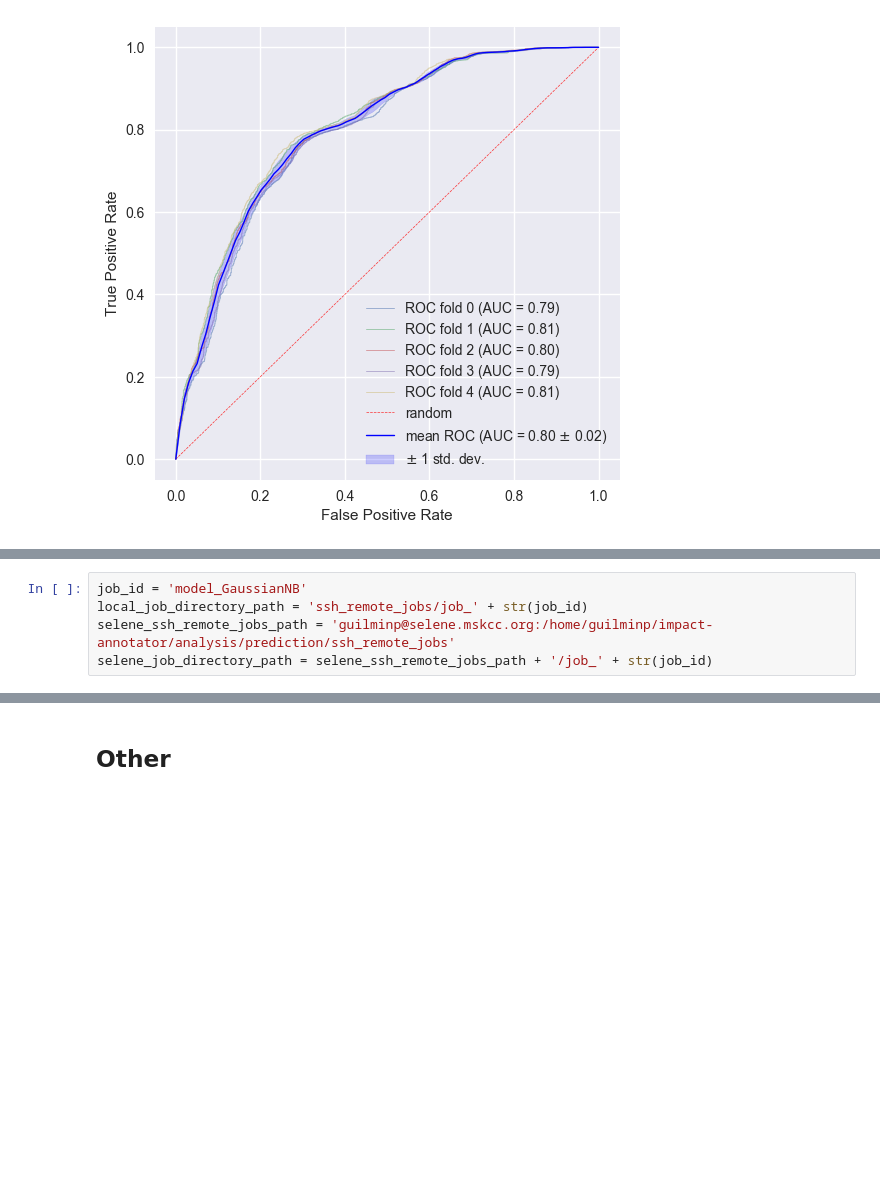
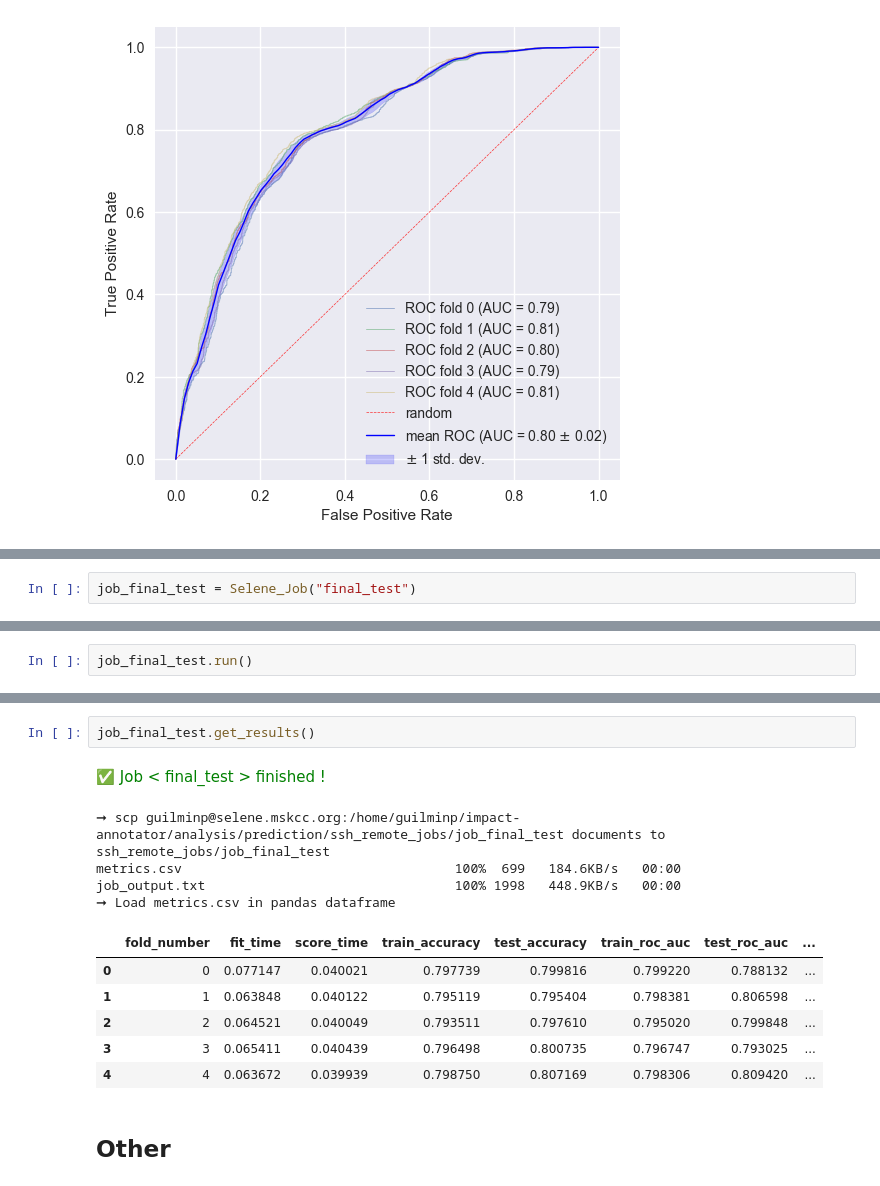
Before and after one commit to ElsaB/impact-annotator, a Jupyter notebook: analysis/prediction/somatic_vs_non_somatic_classification.ipynb, the cells around one changed output, grey strips where cells are left out. Saved outputs shown, nothing was run; the diff lists cells and outputs as text; blank space fills up the shorter version.

```diff
--- a/analysis/prediction/somatic_vs_non_somatic_classification.ipynb
+++ b/analysis/prediction/somatic_vs_non_somatic_classification.ipynb
@@ -527,5 +504,0 @@ Invalid file path or buffer object type: <class 'IPython.utils.text.SList'>
-# %%
-job_id = 'model_GaussianNB'
-local_job_directory_path = 'ssh_remote_jobs/job_' + str(job_id)
-selene_ssh_remote_jobs_path = 'guilminp@selene.mskcc.org:/home/guilminp/impact-annotator/analysis/prediction/ssh_remote_jobs'
-selene_job_directory_path = selene_ssh_remote_jobs_path + '/job_' + str(job_id)
@@ -533,0 +556,2 @@ selene_job_directory_path = selene_ssh_remote_jobs_path + '/job_' + str(job_id)
+# %%
+job_final_test = Selene_Job("final_test")
@@ -663,0 +580,2 @@ run_model(model_most_frequent, X, y, cv_strategy, plot_roc = True, ax = ax)
+# %%
+job_final_test.run()
@@ -664,3 +591,17 @@ run_model(model_most_frequent, X, y, cv_strategy, plot_roc = True, ax = ax)
+# %%
+job_final_test.get_results()
+# %% [output]
+✅ <span style='color:green'>Job \< final_test \> finished !</span><br>
+➞ scp guilminp@selene.mskcc.org:/home/guilminp/impact-annotator/analysis/prediction/ssh_remote_jobs/job_final_test documents to ssh_remote_jobs/job_final_test
+metrics.csv                                   100%  699   184.6KB/s   00:00
+job_output.txt                                100% 1998   448.9KB/s   00:00
+➞ Load metrics.csv in pandas dataframe
+|  | fold_number | fit_time | score_time | train_accuracy | test_accuracy | train_roc_auc | test_roc_auc | ... |
+| 0 | 0 | 0.077147 | 0.040021 | 0.797739 | 0.799816 | 0.799220 | 0.788132 | ... |
+| 1 | 1 | 0.063848 | 0.040122 | 0.795119 | 0.795404 | 0.798381 | 0.806598 | ... |
+| 2 | 2 | 0.064521 | 0.040049 | 0.793511 | 0.797610 | 0.795020 | 0.799848 | ... |
+| 3 | 3 | 0.065411 | 0.040439 | 0.796498 | 0.800735 | 0.796747 | 0.793025 | ... |
+| 4 | 4 | 0.063672 | 0.039939 | 0.798750 | 0.807169 | 0.798306 | 0.809420 | ... |
 # %% [markdown]
 ## Other
 # %%
```
Also changed, not shown: parts of 16 cells of this notebook, 7 other files.
